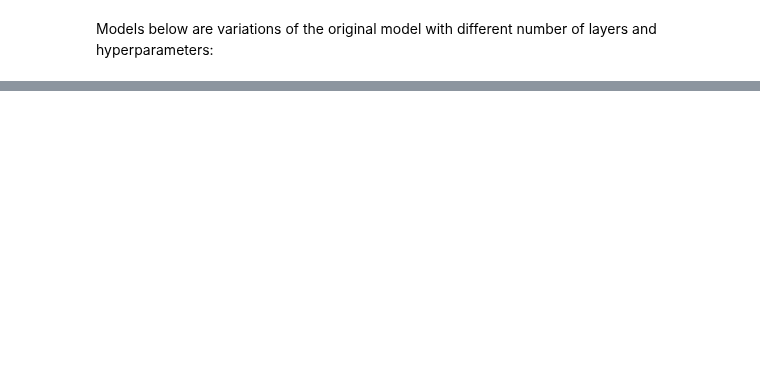
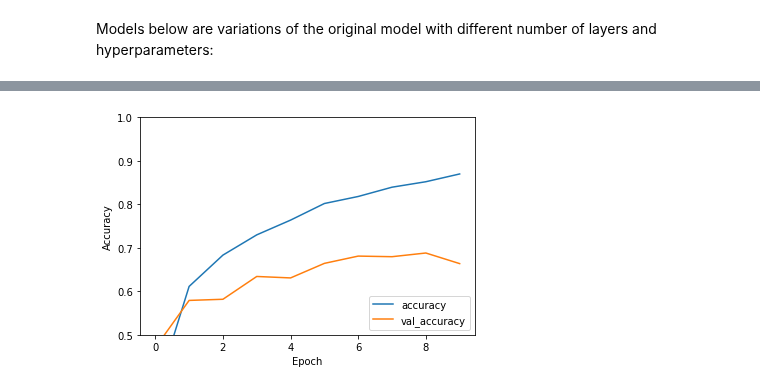
Before and after one commit to brip/ASL-hand-gesture-classificaiton, a Jupyter notebook: CNN_regularization.ipynb, the cells around one changed output, grey strips where cells are left out. Drawn from its saved outputs; the diff is of its cells as text; code cells hidden in the pictures; blank space fills up the shorter version.

```diff
--- a/CNN_regularization.ipynb
+++ b/CNN_regularization.ipynb
@@ -439,0 +449,5 @@ print(test_acc)
+# %%
+# 1 convoluted layer only
+model_1_conv_layers = models.Sequential();
+model_1_conv_layers.add(layers.Conv2D(32, (3, 3), activation='relu', input_shape=(28, 28, 1)))
+model_1_conv_layers.summary()
@@ -439,0 +466,4 @@ print(test_acc)
+# %%
+model_1_conv_layers.add(layers.Flatten())
+model_1_conv_layers.add(layers.Dense(64, activation='relu', kernel_regularizer='l2'))
+model_1_conv_layers.add(layers.Dense(25, kernel_regularizer='l2'))
@@ -439,0 +490,6 @@ print(test_acc)
+# %%
+model_1_conv_layers.compile(optimizer='adam',loss=tf.keras.losses.SparseCategoricalCrossentropy(from_logits=True), metrics=['accuracy'])
+
+es = tf.keras.callbacks.EarlyStopping(monitor='val_loss', mode='min', verbose=1, patience=3)
+
+history = model_1_conv_layers.fit(X_train, y_train, epochs=10, validation_data=(X_test, y_test), callbacks=[es])
@@ -439,0 +514,10 @@ print(test_acc)
+# %%
+plt.plot(history.history['accuracy'], label='accuracy')
+plt.plot(history.history['val_accuracy'], label = 'val_accuracy')
+plt.xlabel('Epoch')
+plt.ylabel('Accuracy')
+plt.ylim([0.5, 1])
+plt.legend(loc='lower right')
+
+test_loss, test_acc = model_1_conv_layers.evaluate(X_test,  y_test, verbose=2)
+# %% [output]
@@ -439,0 +525 @@ print(test_acc)
+[figure, added]
```
Also changed, not shown: parts of 37 cells of this notebook.
